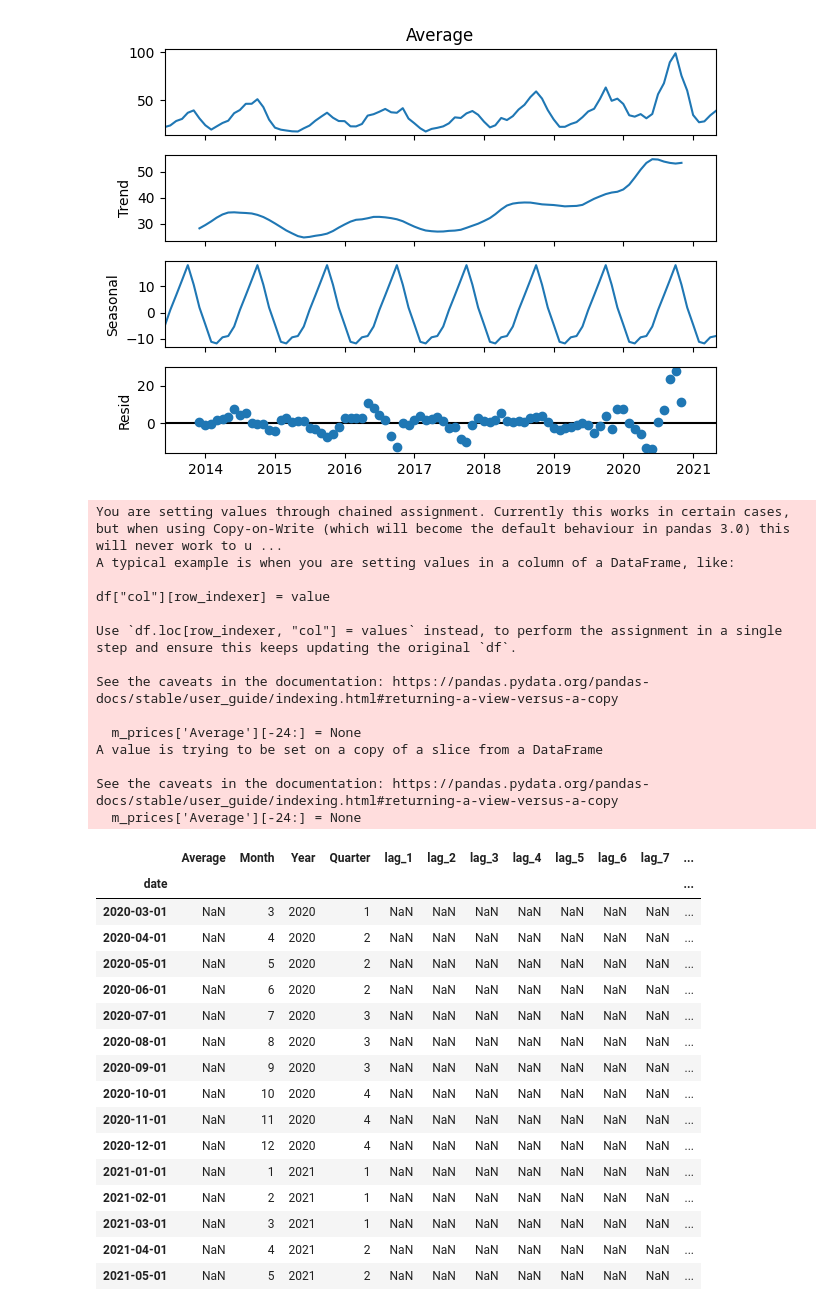
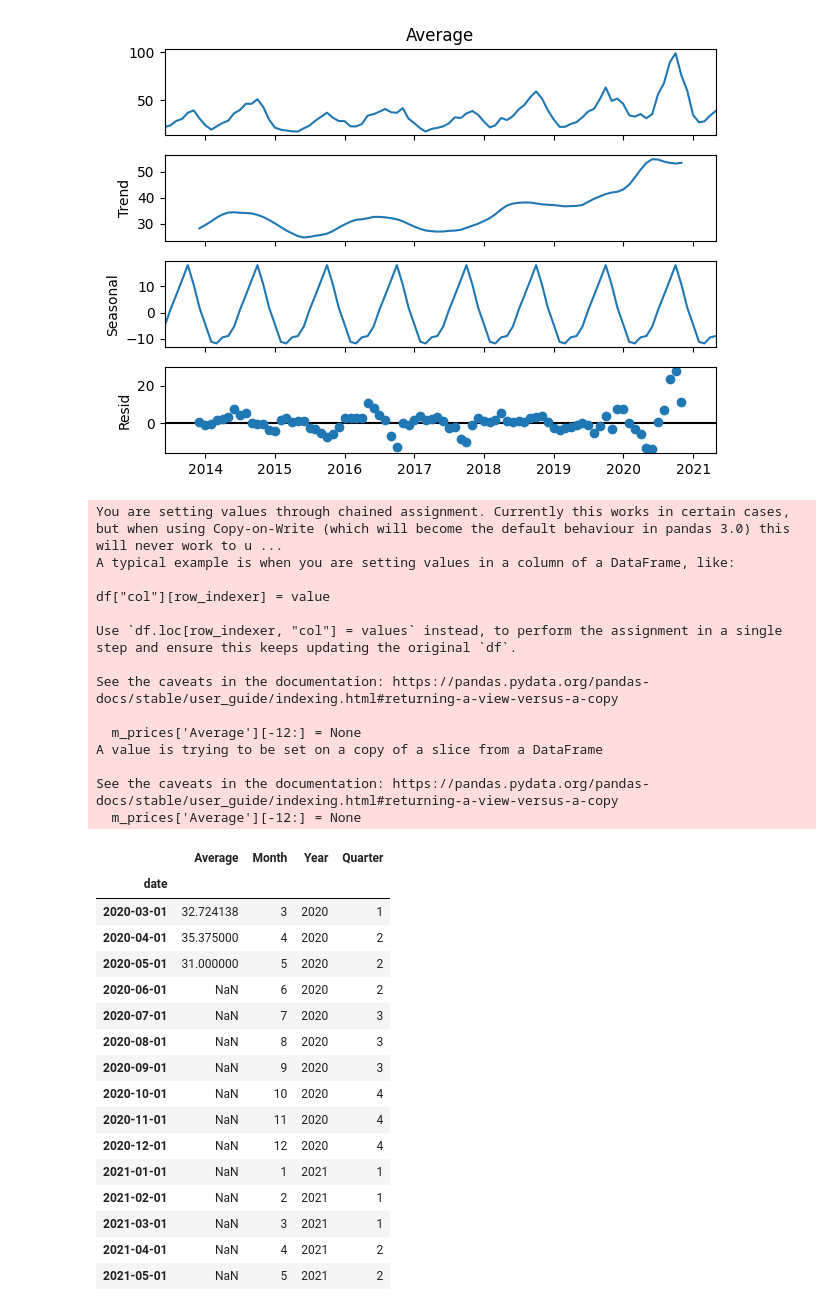
Before and after one commit to lukas-stamm/PAII, a Jupyter notebook: feature_selection/potato_exploration.ipynb, the cells around one changed output. Drawn from its saved outputs; the diff is of its cells as text; code cells hidden in the pictures.

```diff
--- a/feature_selection/potato_exploration.ipynb
+++ b/feature_selection/potato_exploration.ipynb
@@ -71,58 +71,58 @@ m_prices['Year'] = m_prices.index.year
 m_prices['Quarter'] = m_prices.index.quarter
 
 # set the last 12 row values for average to NaN
-y_test = m_prices['Average'][-24:].copy()
+y_test = m_prices['Average'][-12:].copy()
 # set the last 12 row values for average to NaN
 
-m_prices['Average'][-24:] = None
+m_prices['Average'][-12:] = None
 
 
-
+'''
 # lag features for 12 months
 for i in range(1, 13):
     m_prices[f'lag_{i}'] = m_prices['Average'].shift(i)
 
-'''
+
 # Rolling Window Statistics
 m_prices["rolling_mean_3_months"] = m_prices['Average'].rolling(window=3).mean()
 m_prices["rolling_mean_6_months"] = m_prices['Average'].rolling(window=6).mean()
 m_prices["rolling_mean_9_months"] = m_prices['Average'].rolling(window=9).mean()
 m_prices["rolling_mean_12_months"] = m_prices['Average'].rolling(window=12).mean()
 '''
 
 m_prices.tail(15)
 # %% [output]
 You are setting values through chained assignment. Currently this works in certain cases, but when using Copy-on-Write (which will become the default behaviour in pandas 3.0) this will never work to u ...
 A typical example is when you are setting values in a column of a DataFrame, like:
 
 df["col"][row_indexer] = value
 
 Use `df.loc[row_indexer, "col"] = values` instead, to perform the assignment in a single step and ensure this keeps updating the original `df`.
 
 See the caveats in the documentation: https://pandas.pydata.org/pandas-docs/stable/user_guide/indexing.html#returning-a-view-versus-a-copy
 
-  m_prices['Average'][-24:] = None
+  m_prices['Average'][-12:] = None
 A value is trying to be set on a copy of a slice from a DataFrame
 
 See the caveats in the documentation: https://pandas.pydata.org/pandas-docs/stable/user_guide/indexing.html#returning-a-view-versus-a-copy
-  m_prices['Average'][-24:] = None
+  m_prices['Average'][-12:] = None
-|  | Average | Month | Year | Quarter | lag_1 | lag_2 | lag_3 | lag_4 | lag_5 | lag_6 | lag_7 | ... |
-| date |  |  |  |  |  |  |  |  |  |  |  | ... |
-| 2020-03-01 | NaN | 3 | 2020 | 1 | NaN | NaN | NaN | NaN | NaN | NaN | NaN | ... |
-| 2020-04-01 | NaN | 4 | 2020 | 2 | NaN | NaN | NaN | NaN | NaN | NaN | NaN | ... |
-| 2020-05-01 | NaN | 5 | 2020 | 2 | NaN | NaN | NaN | NaN | NaN | NaN | NaN | ... |
-| 2020-06-01 | NaN | 6 | 2020 | 2 | NaN | NaN | NaN | NaN | NaN | NaN | NaN | ... |
-| 2020-07-01 | NaN | 7 | 2020 | 3 | NaN | NaN | NaN | NaN | NaN | NaN | NaN | ... |
-| 2020-08-01 | NaN | 8 | 2020 | 3 | NaN | NaN | NaN | NaN | NaN | NaN | NaN | ... |
-| 2020-09-01 | NaN | 9 | 2020 | 3 | NaN | NaN | NaN | NaN | NaN | NaN | NaN | ... |
-| 2020-10-01 | NaN | 10 | 2020 | 4 | NaN | NaN | NaN | NaN | NaN | NaN | NaN | ... |
-| 2020-11-01 | NaN | 11 | 2020 | 4 | NaN | NaN | NaN | NaN | NaN | NaN | NaN | ... |
-| 2020-12-01 | NaN | 12 | 2020 | 4 | NaN | NaN | NaN | NaN | NaN | NaN | NaN | ... |
-| 2021-01-01 | NaN | 1 | 2021 | 1 | NaN | NaN | NaN | NaN | NaN | NaN | NaN | ... |
-| 2021-02-01 | NaN | 2 | 2021 | 1 | NaN | NaN | NaN | NaN | NaN | NaN | NaN | ... |
-| 2021-03-01 | NaN | 3 | 2021 | 1 | NaN | NaN | NaN | NaN | NaN | NaN | NaN | ... |
-| 2021-04-01 | NaN | 4 | 2021 | 2 | NaN | NaN | NaN | NaN | NaN | NaN | NaN | ... |
-| 2021-05-01 | NaN | 5 | 2021 | 2 | NaN | NaN | NaN | NaN | NaN | NaN | NaN | ... |
+|  | Average | Month | Year | Quarter |
+| date |  |  |  |  |
+| 2020-03-01 | 32.724138 | 3 | 2020 | 1 |
+| 2020-04-01 | 35.375000 | 4 | 2020 | 2 |
+| 2020-05-01 | 31.000000 | 5 | 2020 | 2 |
+| 2020-06-01 | NaN | 6 | 2020 | 2 |
+| 2020-07-01 | NaN | 7 | 2020 | 3 |
+| 2020-08-01 | NaN | 8 | 2020 | 3 |
+| 2020-09-01 | NaN | 9 | 2020 | 3 |
+| 2020-10-01 | NaN | 10 | 2020 | 4 |
+| 2020-11-01 | NaN | 11 | 2020 | 4 |
+| 2020-12-01 | NaN | 12 | 2020 | 4 |
+| 2021-01-01 | NaN | 1 | 2021 | 1 |
+| 2021-02-01 | NaN | 2 | 2021 | 1 |
+| 2021-03-01 | NaN | 3 | 2021 | 1 |
+| 2021-04-01 | NaN | 4 | 2021 | 2 |
+| 2021-05-01 | NaN | 5 | 2021 | 2 |
 # %%
 y_test
 # %% [output]
```
Also changed, not shown: parts of 11 cells of this notebook, 2 other files.
